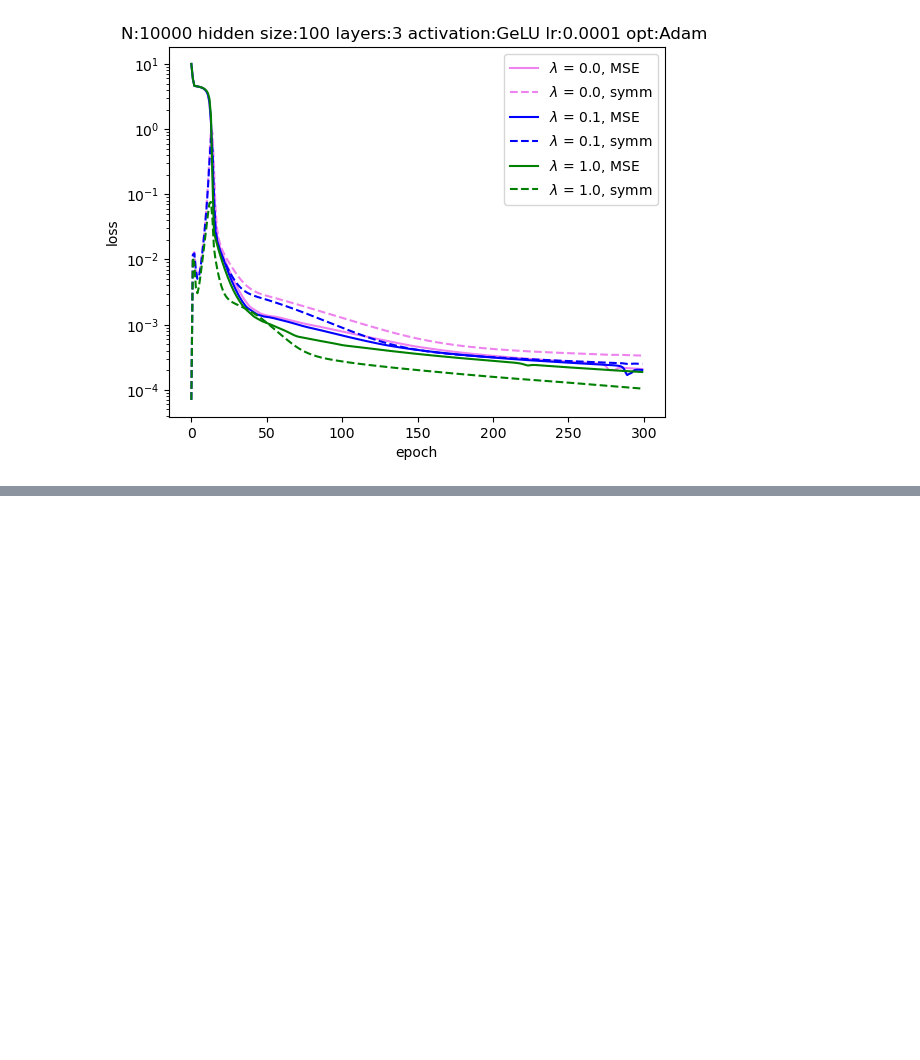
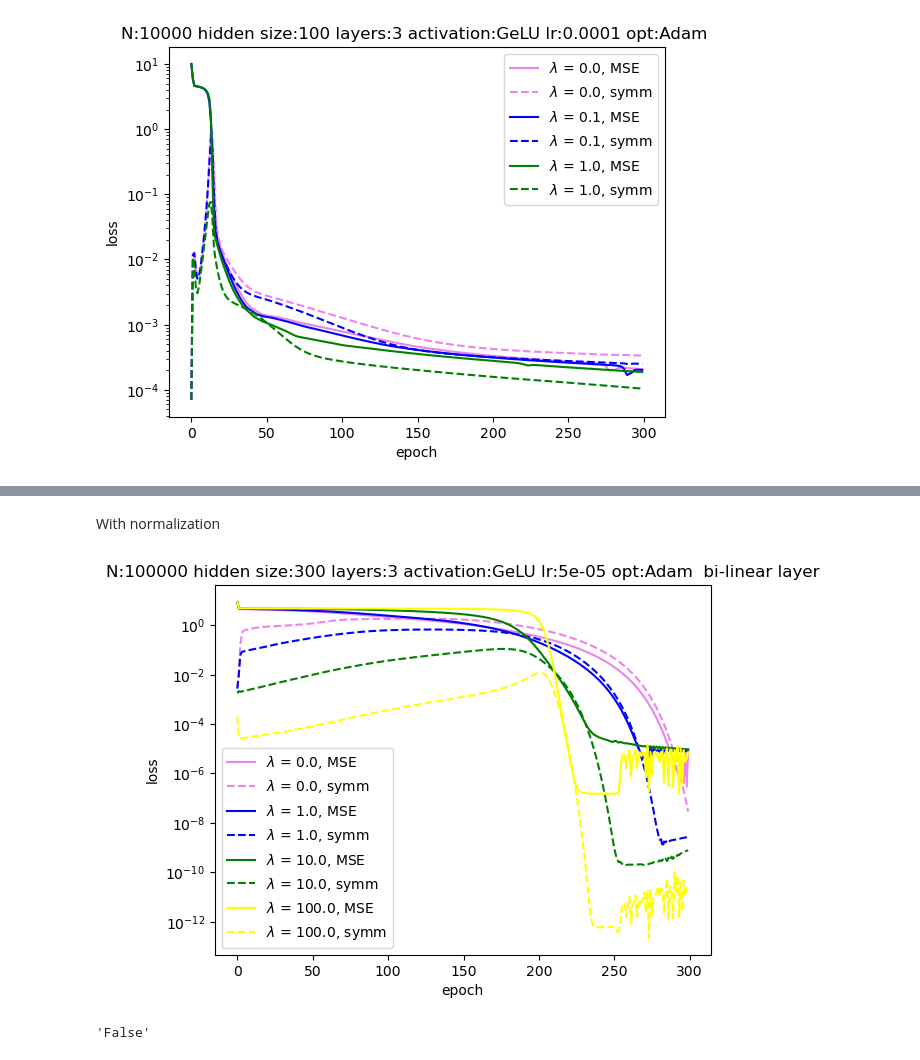
Before and after one commit to Nadav-out/SymLoss, a Jupyter notebook: Inbar/tests.ipynb, the cells around one changed output, grey strips where cells are left out. Saved outputs shown, nothing was run; the diff lists cells and outputs as text; code cells hidden in the pictures; blank space fills up the shorter version.

```diff
--- a/Inbar/tests.ipynb
+++ b/Inbar/tests.ipynb
@@ -174,0 +213,14 @@ a.plot_losses(save = False, outdir = "./",filename = "")
+# %% [markdown]
+With normalization
+# %%
+filename = "N_100000_hidden_size_300_layers_3_activation_GeLU_lr_5e-05_opt_Adam__bi-linear_layerdata_seed_3458_train_seed_727"
+with open(f"./storage/{filename}.pkl","rb") as f:
+    a = pickle.load(f)
+# %%
+a.plot_losses(save = False, outdir = "./",filename = "")
+# %% [output]
+[figure, added]
+# %%
+a.symm_norm
+# %% [output]
+'False'
```
Also changed, not shown: parts of 10 cells of this notebook, 6 other files.
